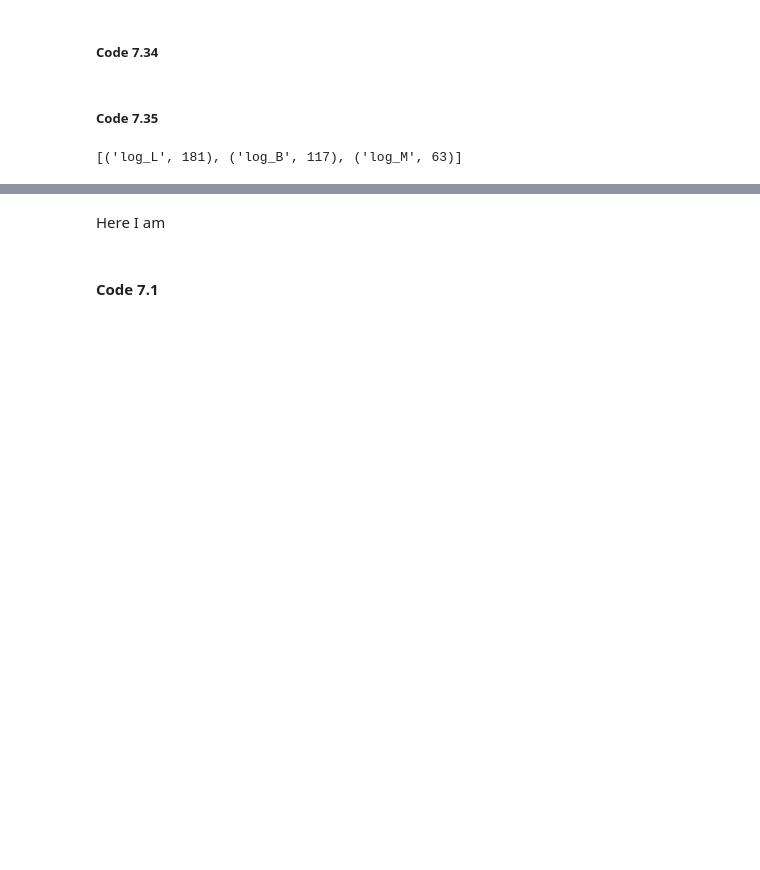
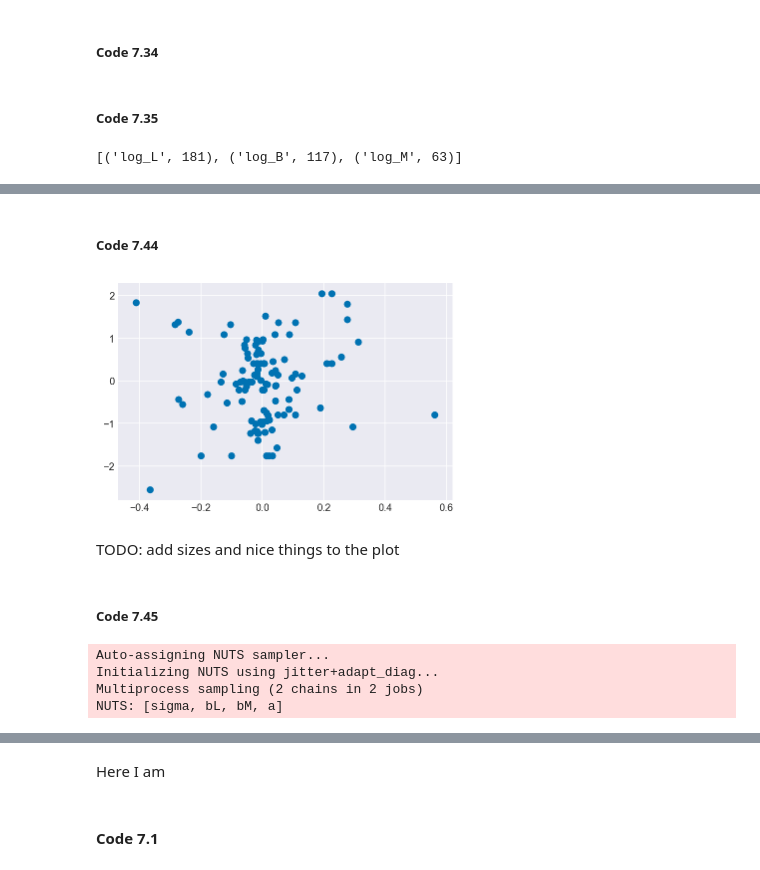
Before and after one commit to baheredia/resources, a Jupyter notebook: Rethinking/Chp_07.ipynb, the cells around one changed output, grey strips where cells are left out. Saved outputs shown, nothing was run; the diff lists cells and outputs as text; code cells hidden in the pictures; blank space fills up the shorter version.

```diff
--- a/Rethinking/Chp_07.ipynb
+++ b/Rethinking/Chp_07.ipynb
@@ -774,0 +876,5 @@ d["log_M"] = standardize(np.log(d["body"]))
+# %%
+lppd7_8, pWaic7_8, _, _ = waic(d2, trace_7_8, "log_L")
+waic_vec7_8 = - 2 * (lppd7_8 - pWaic7_8)
+lppd7_9, pWaic7_9, _, _ = waic(d2, trace_7_9, "log_L")
+waic_vec7_9 = - 2 * (lppd7_9 - pWaic7_9)
@@ -774,0 +901,31 @@ d["log_M"] = standardize(np.log(d["body"]))
+# %% [markdown]
+##### Code 7.44
+# %%
+# Compute point scaling
+x = d2["log_B"] - d2["log_M"]
+x = x - x.min()
+x = x / x.max()
+
+# draw the plot
+plt.scatter(waic_vec7_8 - waic_vec7_9, d2["log_L"]);
+# %% [output]
+[figure, added]
+# %% [markdown]
+TODO: add sizes and nice things to the plot
+# %% [markdown]
+##### Code 7.45
+# %%
+with pm.Model() as m7_11:
+    a = pm.Normal("a", mu=0, sd=0.1)
+    bM = pm.Normal("bM", mu=0, sd=0.5)
+    bL = pm.Normal("bL", mu=0, sd=0.5)
+    mu = pm.Deterministic("mu", a + bM * d2["log_M"] + bL * d2["log_L"])
+    sigma = pm.Exponential("sigma", lam=1)
+    log_B = pm.Normal("log_B", mu=mu, sd=sigma, observed=d2["log_B"])
+
+    trace_7_11 = pm.sample(1000, tune=1000)
+# %% [output]
+Auto-assigning NUTS sampler...
+Initializing NUTS using jitter+adapt_diag...
+Multiprocess sampling (2 chains in 2 jobs)
+NUTS: [sigma, bL, bM, a]
```
Also changed, not shown: parts of 26 cells of this notebook, 1 other file.
